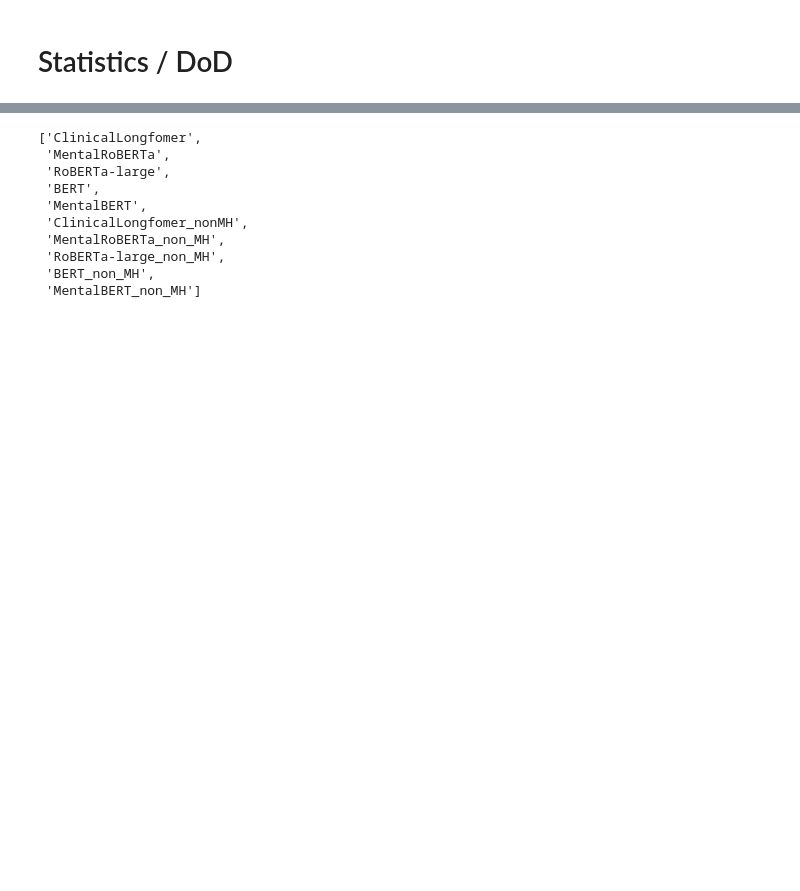
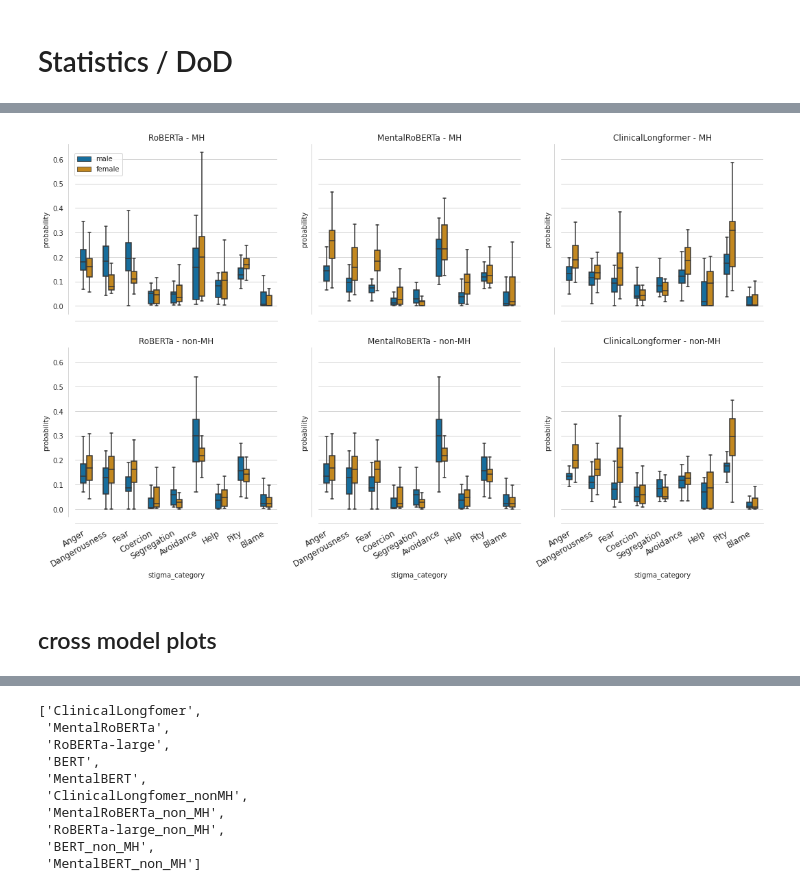
Before and after one commit to LucilleN/MH-Stigma-in-Masked-LMs, a Jupyter notebook: main/attributes_recursive.ipynb, the cells around one changed output, grey strips where cells are left out. Saved outputs shown, nothing was run; the diff lists cells and outputs as text; code cells hidden in the pictures; blank space fills up the shorter version.

Commit message:
add figure code

```diff
--- a/main/attributes_recursive.ipynb
+++ b/main/attributes_recursive.ipynb
@@ -890,0 +910,20 @@ mentalbert_non_result = pd.read_csv('/gscratch/bdata/ilin/stigma/MH-Stigma-in-Ma
+# %%
+def convert_to_include_gender_col(result):
+    result_male = result.drop(columns='female_prob')
+    result_female = result.drop(columns='male_prob')
+    result_male['probability']= result_male['male_prob']
+    result_male['gender']= ['male']*len(result_male)
+    result_male = result_male.drop(columns='male_prob')
+    result_female['probability']= result_female['female_prob']
+    result_female['gender']= ['female']*len(result_female)
+    result_female = result_female.drop(columns='female_prob')
+    result_new = pd.concat([result_male, result_female], axis=0)
+
+    return result_new
+# %%
+roberta_result = convert_to_include_gender_col(roberta_result)
+roberta_non_result = convert_to_include_gender_col(roberta_non_result)
+mentalroberta_result = convert_to_include_gender_col(mentalroberta_result)
+mentalroberta_non_result = convert_to_include_gender_col(mentalroberta_non_result)
+clinical_result = convert_to_include_gender_col(clinical_result)
+clinical_non_result = convert_to_include_gender_col(clinical_non_result)
@@ -891,3 +939,61 @@ mentalbert_non_result = pd.read_csv('/gscratch/bdata/ilin/stigma/MH-Stigma-in-Ma
+# %%
+sns.set_style("whitegrid")
+sns.set_palette("colorblind")
+
+# template_cate = ['general', 'treatment-seeking']
+
+fig, axes = plt.subplots(2, 3, figsize=(18, 10), sharey=True, sharex=True)
+plt.xticks(rotation=45, ha='right', fontsize=12)
+# fig.suptitle('Gender association with mental health conditions')
+sns.despine(offset=10)
+
+BOX_WIDTH = 0.5
+
+sns.boxplot(ax=axes[0,0], x="stigma_category", y="probability", hue="gender", data=roberta_result, width=BOX_WIDTH, showfliers=False)
+axes[0,0].set_title("RoBERTa - MH")
+axes[0,0].set(xlabel=None)
+
+sns.boxplot(ax=axes[0,1], x="stigma_category", y="probability", hue="gender", data=mentalroberta_result, width=BOX_WIDTH, showfliers=False)
+axes[0,1].set_title("MentalRoBERTa - MH")
+axes[0,1].set(xlabel=None)
+
+sns.boxplot(ax=axes[0,2], x="stigma_category", y="probability", hue="gender", data=clinical_result, width=BOX_WIDTH, showfliers=False)
+axes[0,2].set_title("ClinicalLongformer - MH")
+axes[0,2].set(xlabel=None)
+
+sns.boxplot(ax=axes[1,0], x="stigma_category", y="probability", hue="gender", data=roberta_non_result, width=BOX_WIDTH, showfliers=False)
+axes[1,0].set_title("RoBERTa - non-MH")
+
+sns.boxplot(ax=axes[1,1], x="stigma_category", y="probability", hue="gender", data=mentalroberta_non_result, width=BOX_WIDTH, showfliers=False)
+axes[1,1].set_title("MentalRoBERTa - non-MH")
+
+sns.boxplot(ax=axes[1,2], x="stigma_category", y="probability", hue="gender", data=clinical_non_result, width=BOX_WIDTH, showfliers=False)
+axes[1,2].set_title("ClinicalLongformer - non-MH")
+
+for i in range(2):
+    for j in range(3):
+        axes[i,j].get_legend().remove()
+
+# axes[1,0].set_xticklabels(template_label)
+# axes[1,1].set_xticklabels(template_label)
+# axes[1,2].set_xticklabels(template_label)
+
+# plt.xticks(rotation=30, ha='right', fontsize=12)
+plt.setp(axes[1,0].get_xticklabels(), fontsize=12, rotation=30,
+         horizontalalignment="right")
+plt.setp(axes[1,1].get_xticklabels(), fontsize=12, rotation=30,
+         horizontalalignment="right")
+plt.setp(axes[1,2].get_xticklabels(), fontsize=12, rotation=30,
+         horizontalalignment="right")
+
+handles, labels = axes[0,1].get_legend_handles_labels()
+fig.legend(handles, labels, loc='upper left',bbox_to_anchor=(0.12, 0.87))
+
+plt.savefig('../plots/part1_2x3singlemodel_stigma_category_nonmh_20220621_whitebackground.pdf', bbox_inches="tight")
+# %% [output]
+[figure, added]
+# %% [markdown]
+## cross model plots
 # %%
 def convert_result_df(orig_df, col_name):
     orig_df['f_m_diff'] = orig_df['female_prob'] - orig_df['male_prob']
```
Also changed, not shown: parts of 9 cells of this notebook.
